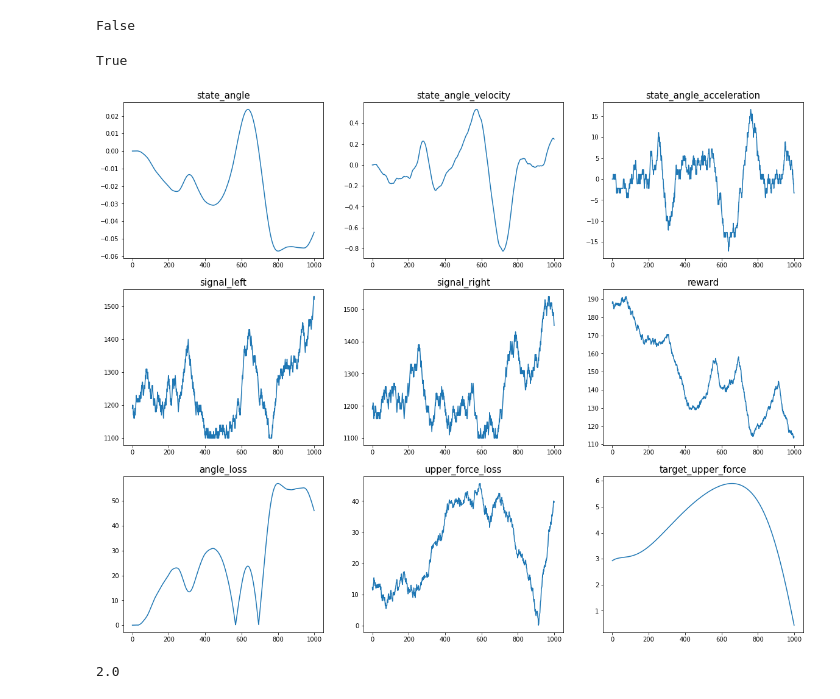
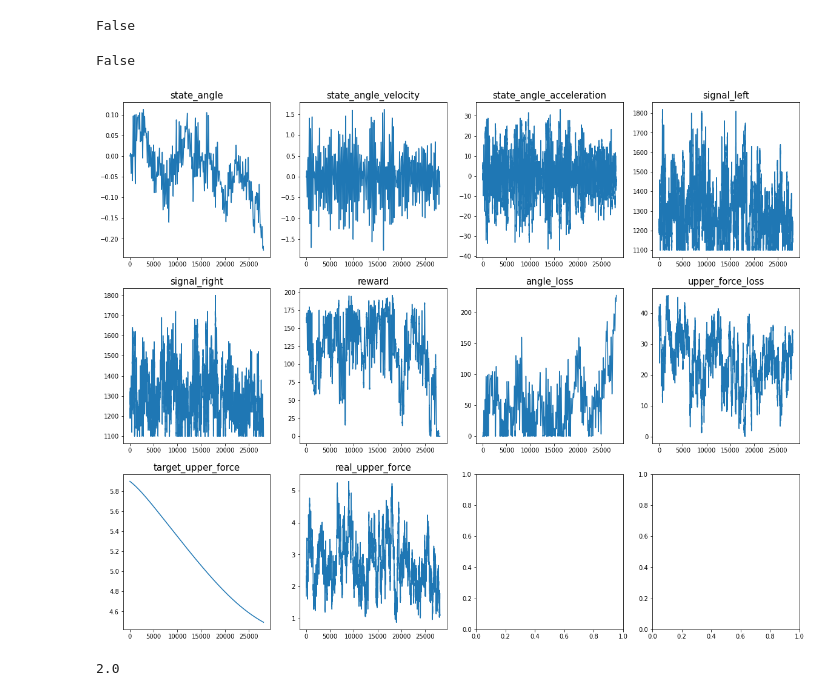
Before and after one commit to limon8884/copter, a Jupyter notebook: test_note.ipynb, the cells around one changed output. Drawn from its saved outputs; the diff is of its cells as text; code cells hidden in the pictures.

```diff
--- a/test_note.ipynb
+++ b/test_note.ipynb
@@ -17,23 +20,26 @@ model_params = {
     'std_force': 0.0,
 }
 # %%
+
 import matplotlib.pyplot as plt
 from Copter.Session import Session
 from Copter.Network import Network
-net = Network(6, 4)
+import torch
+loaded_net = Network(6, 4)
+loaded_net.load_state_dict(torch.load('trainedNet_40_10000_50_70_rew730k.pt'))
 session = Session(network=loaded_net, target_upper_force=None, **model_params)
-session.step(2)
+session.step(1)
 # %% [output]
 False
 # %%
-net = Network(6, 4)
+# net = Network(6, 4)
 s = Session(network=loaded_net, target_upper_force=None, **model_params)
-s.run(1000)
+s.run(100000, pred_iters=100000 / 2)
 print(s.success)
 s.plot_logs()
 # %% [output]
-True
+False
-[figure, old version]
+[figure, new version]
 # %%
 # from utils import normalize_tensor
 # s = Session(network=net, **model_params)
```
Also changed, not shown: parts of 2 cells of this notebook, 4 other files.
